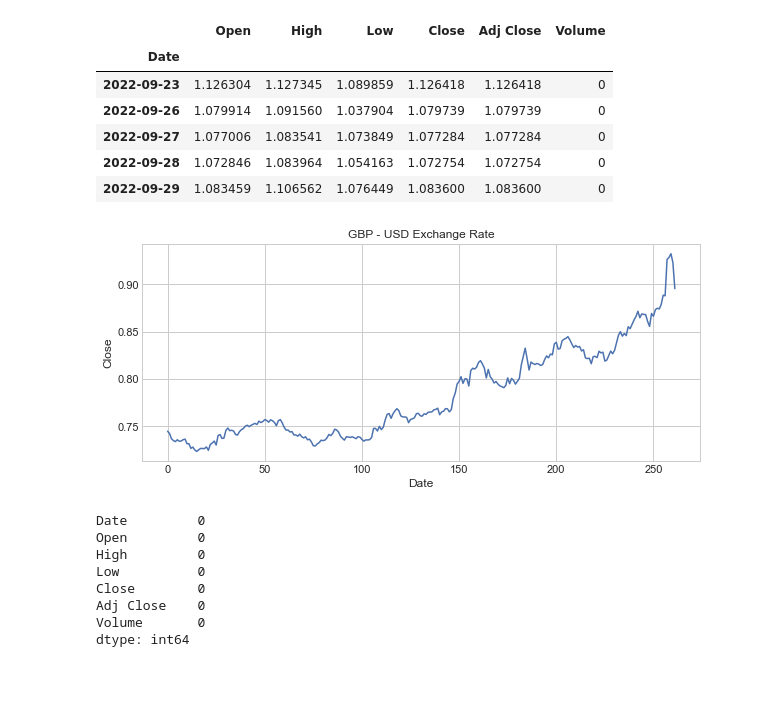
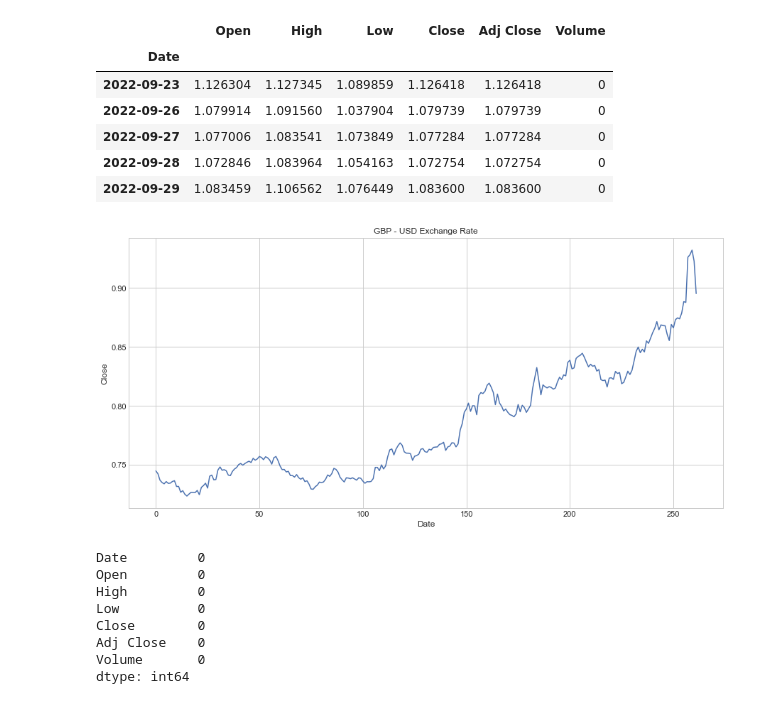
Before and after one commit to ashokhatwar/UCDData_Ashok_Project, a Jupyter notebook: Currency Exchange Rate Prediction.ipynb, the cells around one changed output. Saved outputs shown, nothing was run; the diff lists cells and outputs as text; code cells hidden in the pictures; blank space fills up the shorter version.

```diff
--- a/Currency Exchange Rate Prediction.ipynb
+++ b/Currency Exchange Rate Prediction.ipynb
@@ -50,14 +50,14 @@ forex_data.tail()
 | 2022-09-28 | 1.072846 | 1.083964 | 1.054163 | 1.072754 | 1.072754 | 0 |
 | 2022-09-29 | 1.083459 | 1.106562 | 1.076449 | 1.083600 | 1.083600 | 0 |
 # %%
-plt.figure(figsize=(10, 4))
+plt.figure(figsize=(15, 7))
 plt.title("GBP - USD Exchange Rate")
 plt.xlabel("Date")
 plt.ylabel("Close")
 plt.plot(data["Close"])
 plt.show()
 # %% [output]
-[figure, old version]
+[figure, new version]
 # %%
 data.isnull().sum()
 # %% [output]
```
Also changed, not shown: parts of 2 cells of this notebook.
